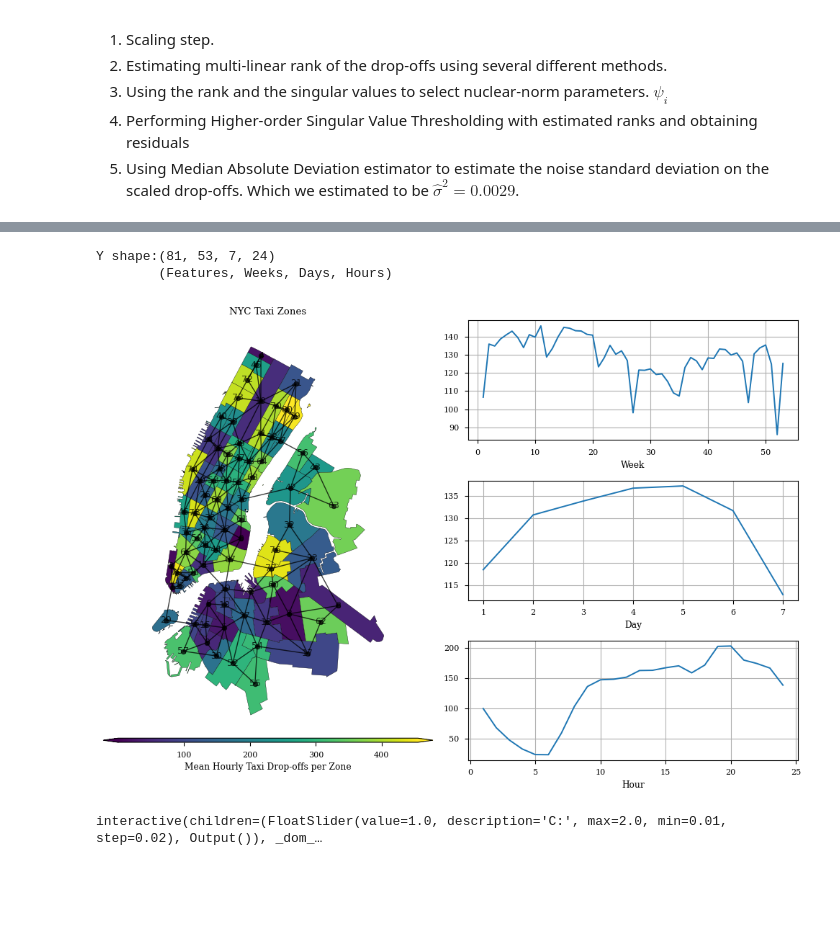
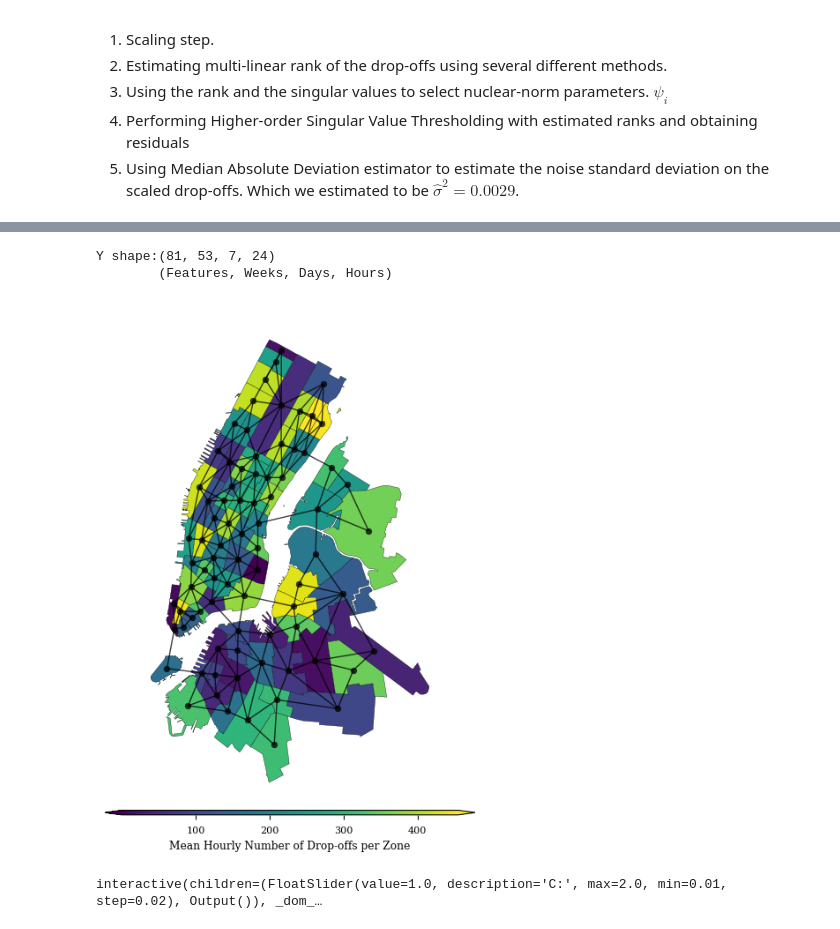
Before and after one commit to indibi/hogorpca, a Jupyter notebook: experiment_board/anomaly_detection_real_data_exps/smd_and_nyc_pipeline.ipynb, the cells around one changed output, grey strips where cells are left out. Cells and saved outputs as stored; diff of their text form; code cells hidden in the pictures; blank space fills up the shorter version.

```diff
--- a/experiment_board/anomaly_detection_real_data_exps/smd_and_nyc_pipeline.ipynb
+++ b/experiment_board/anomaly_detection_real_data_exps/smd_and_nyc_pipeline.ipynb
@@ -362,46 +433,48 @@ center_Y = np.mean(Y, axis=(1, 2), keepdims=True)
 std_Y = np.std(Y, axis=(1, 2), keepdims=True)
 print(f"Y shape:{Y.shape}\n\t(Features, Weeks, Days, Hours)")
 
-fig, axes = plt.subplots(nrows=3, ncols=2, figsize=(10, 7))
+fig, axes = plt.subplots(nrows=2, ncols=1, figsize=(4.5, 6.5))
 
-gs = axes[0, 0].get_gridspec()
+gs = axes[0].get_gridspec()
 # remove the underlying Axes
-for ax in axes[:,0]:
+for ax in axes[:]:
     ax.remove()
-axbig = fig.add_subplot(gs[:,0])
-mode_names = ["Week", "Day", "Hour"]
+axbig = fig.add_subplot(gs[:])
+# mode_names = ["Week", "Day", "Hour"]
 
-for i in range(1, 4):
-    y = mode_wise_means[i].ravel()
-    x = np.arange(1, len(y)+1)
-    axes[i-1,1].plot(x,y)
-    axes[i-1,1].set_xlabel(mode_names[i-1])
-    axes[i-1,1].grid()
+# for i in range(1, 4):
+#     y = mode_wise_means[i].ravel()
+#     x = np.arange(1, len(y)+1)
+#     axes[i-1,1].plot(x,y)
+#     axes[i-1,1].set_xlabel(mode_names[i-1])
+#     axes[i-1,1].grid()
 
 y = mode_wise_means[0].ravel()
 cmap = mpl.colormaps['viridis']
 norm = cm.colors.Normalize(vmax=np.max(y), vmin=np.min(y))
 smap = mpl.cm.ScalarMappable(norm=norm, cmap=cmap)
 rgba_colors = cmap(norm(y))
 std_rgba_colors = cmap(norm(std_Y.ravel()))
 nyc_taxi.plot_zones(ax=axbig, fig=fig,
                     node_size=25, node_color='black',
                     graph_alpha=0.75,
                     zone_color=rgba_colors,
                     zone_cmap=cmap,
+                    with_labels=False,
                     zone_vmax=np.max(y),
                     zone_vmin=np.min(y))
+axbig.set_title("")
 fig.colorbar(smap,
              ax=axbig, orientation='horizontal',
-             label='Mean Hourly Taxi Drop-offs per Zone',
+             label='Mean Hourly Number of Drop-offs per Zone',
              pad=0.01,fraction=0.05, aspect=80, location='bottom',
             extendrect=False, extend='both',
             )
 fig.tight_layout()
 # %% [output]
 Y shape:(81, 53, 7, 24)
         (Features, Weeks, Days, Hours)
-[figure, old version]
+[figure, new version]
 # %%
 import numpy as np
 import networkx as nx
```
Also changed, not shown: parts of 2 cells of this notebook, 4 other files.
